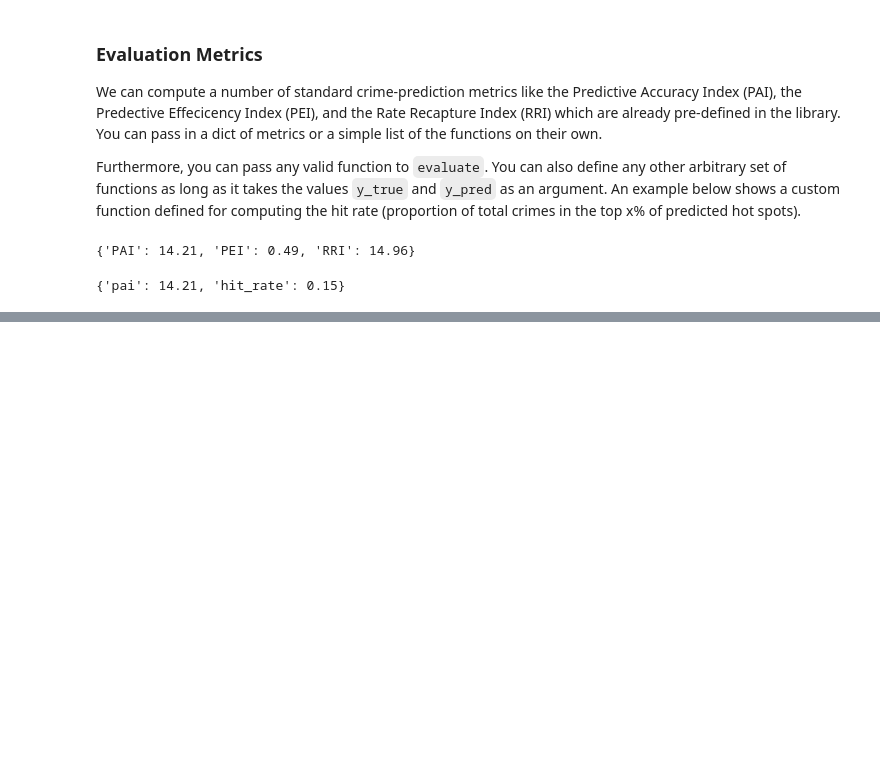
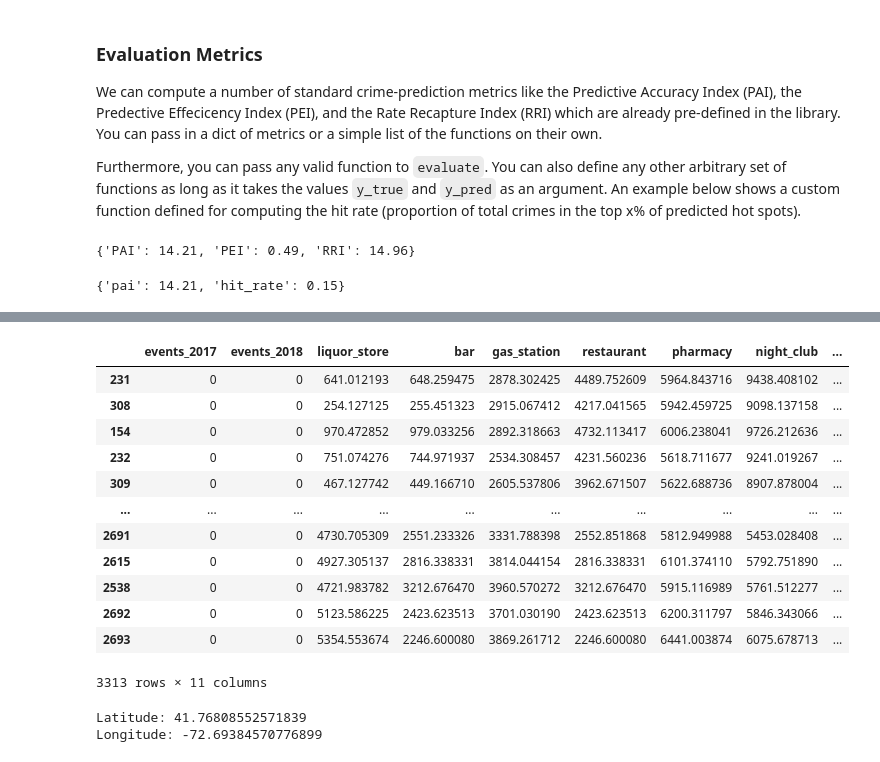
Before and after one commit to routineactivity/GridPred_ForkGISPRO, a Jupyter notebook: notebooks/demo.ipynb, the cells around one changed output, grey strips where cells are left out. Drawn from its saved outputs; the diff is of its cells as text; code cells hidden in the pictures; blank space fills up the shorter version.

```diff
--- a/notebooks/demo.ipynb
+++ b/notebooks/demo.ipynb
@@ -149,0 +169,36 @@ print(
+# %%
+evaldf = Xfinal.copy()
+evaldf['pred'] = y_pred
+# %%
+evaldf
+# %% [output]
+|  | events_2017 | events_2018 | liquor_store | bar | gas_station | restaurant | pharmacy | night_club | ... |
+| 231 | 0 | 0 | 641.012193 | 648.259475 | 2878.302425 | 4489.752609 | 5964.843716 | 9438.408102 | ... |
+| 308 | 0 | 0 | 254.127125 | 255.451323 | 2915.067412 | 4217.041565 | 5942.459725 | 9098.137158 | ... |
+| 154 | 0 | 0 | 970.472852 | 979.033256 | 2892.318663 | 4732.113417 | 6006.238041 | 9726.212636 | ... |
+| 232 | 0 | 0 | 751.074276 | 744.971937 | 2534.308457 | 4231.560236 | 5618.711677 | 9241.019267 | ... |
+| 309 | 0 | 0 | 467.127742 | 449.166710 | 2605.537806 | 3962.671507 | 5622.688736 | 8907.878004 | ... |
+| ... | ... | ... | ... | ... | ... | ... | ... | ... | ... |
+| 2691 | 0 | 0 | 4730.705309 | 2551.233326 | 3331.788398 | 2552.851868 | 5812.949988 | 5453.028408 | ... |
+| 2615 | 0 | 0 | 4927.305137 | 2816.338331 | 3814.044154 | 2816.338331 | 6101.374110 | 5792.751890 | ... |
+| 2538 | 0 | 0 | 4721.983782 | 3212.676470 | 3960.570272 | 3212.676470 | 5915.116989 | 5761.512277 | ... |
+| 2692 | 0 | 0 | 5123.586225 | 2423.623513 | 3701.030190 | 2423.623513 | 6200.311797 | 5846.343066 | ... |
+| 2693 | 0 | 0 | 5354.553674 | 2246.600080 | 3869.261712 | 2246.600080 | 6441.003874 | 6075.678713 | ... |
+3313 rows × 11 columns
+# %%
+from pyproj import Transformer
+
+# Define the transformer: from EPSG:3508 to EPSG:4326
+# 'always_xy=True' ensures we handle (lon, lat) order correctly
+transformer = Transformer.from_crs("EPSG:3508", "EPSG:4326", always_xy=True)
+
+x = 1015319.0
+y = 840600.0
+
+lon, lat = transformer.transform(x, y)
+
+print(f"Latitude: {lat}")
+print(f"Longitude: {lon}")
+# %% [output]
+Latitude: 41.76808552571839
+Longitude: -72.69384570776899
```
Also changed, not shown: parts of 5 cells of this notebook, 2 other files.
